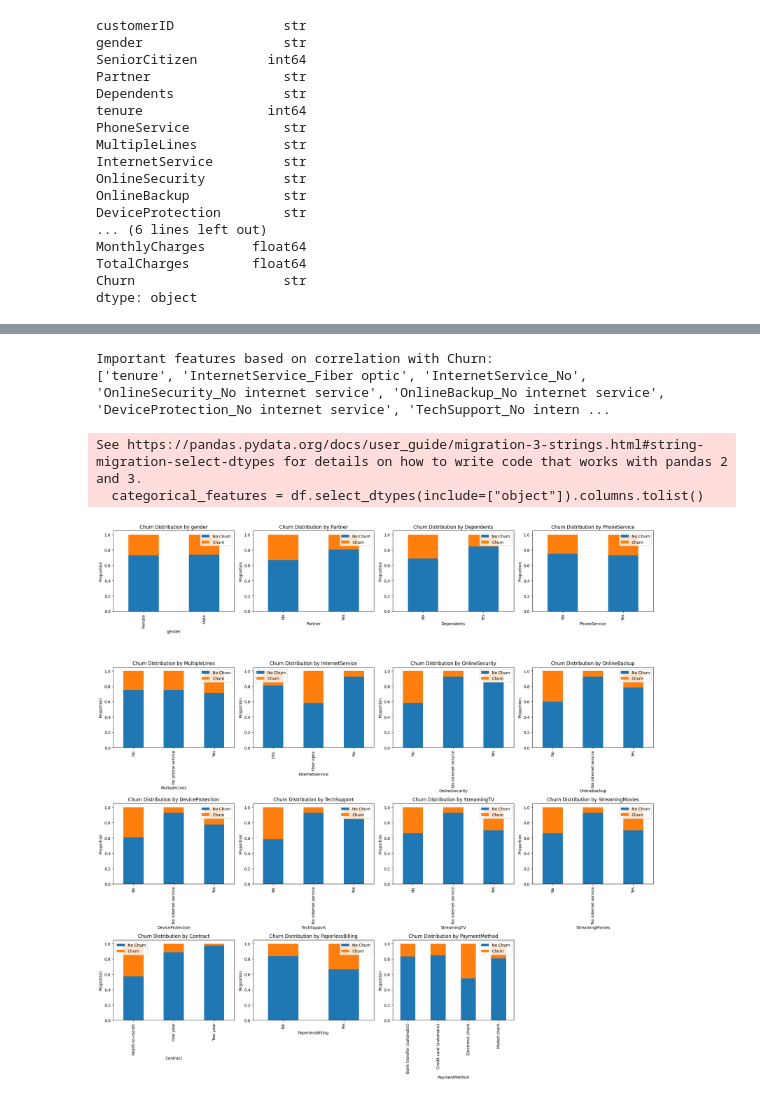
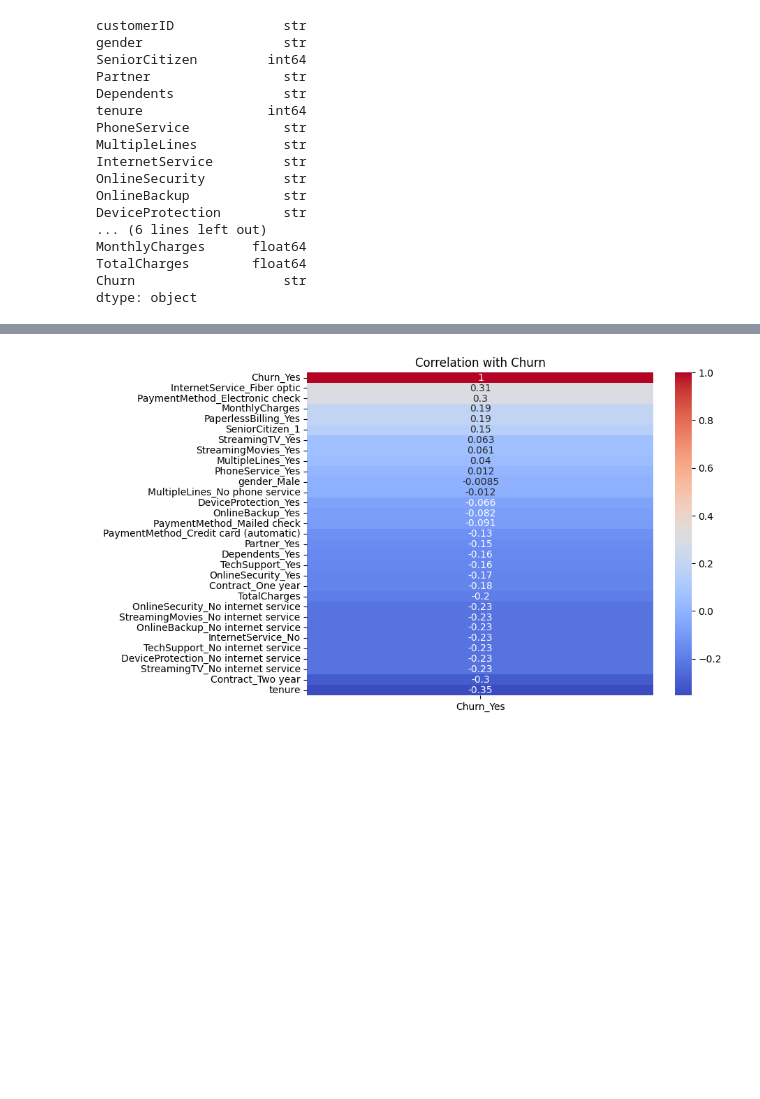
Before and after one commit to Aicha-Laribia/Telecom-Churn-Prediction, a Jupyter notebook: src/notebook.ipynb, the cells around one changed output, grey strips where cells are left out. Saved outputs shown, nothing was run; the diff lists cells and outputs as text; code cells hidden in the pictures; blank space fills up the shorter version.

```diff
--- a/src/notebook.ipynb
+++ b/src/notebook.ipynb
@@ -138,52 +141,8 @@ plt.show()
-# %%
-# list of features with abs(correlation) greater than 0.3 with Churn
-correlation_threshold = 0.2
-correlation_with_churn = df_encoded.corr()['Churn_Yes'].abs()
-important_features = correlation_with_churn[correlation_with_churn > correlation_threshold].index.tolist()
-print("Important features based on correlation with Churn:")
-print(important_features)
-# %% [output]
-Important features based on correlation with Churn:
-['tenure', 'InternetService_Fiber optic', 'InternetService_No', 'OnlineSecurity_No internet service', 'OnlineBackup_No internet service', 'DeviceProtection_No internet service', 'TechSupport_No intern ...
-# %%
-categorical_features = df.select_dtypes(include=["object"]).columns.tolist()
-categorical_features.remove("Churn")
-
-numerical_features = df.select_dtypes(include=["int64","float64"]).columns.tolist()
-
-# churn probability by categorical features all in one figure
-ncols = 4
-nrows = (len(categorical_features) + ncols - 1) // ncols  # Ceiling division
-
-fig, axes = plt.subplots(nrows, ncols, figsize=(20, 5 * nrows))
-
-axes = axes.flatten()  # Flatten to 1D array for easy indexing
-
-for i, feature in enumerate(categorical_features):
-    churn_rate = pd.crosstab(
-        df[feature],
-        df["Churn"],
-        normalize="index"
-    )
-
-    churn_rate.plot(
-        kind="bar",
-        stacked=True,
-        ax=axes[i]
-    )
-
-    axes[i].set_title(f"Churn Distribution by {feature}")
-    axes[i].set_ylabel("Proportion")
-    axes[i].set_xlabel(feature)
-    axes[i].legend(["No Churn", "Churn"])
-
-# Hide any unused subplots
-for j in range(i + 1, len(axes)):
-    axes[j].set_visible(False)
-
-plt.tight_layout()
-plt.show()
-# %% [output]
-See https://pandas.pydata.org/docs/user_guide/migration-3-strings.html#string-migration-select-dtypes for details on how to write code that works with pandas 2 and 3.
-  categorical_features = df.select_dtypes(include=["object"]).columns.tolist()
-[figure, removed]
+# %%
+# correlation matrix for numeric features and churn_Yes
+plt.figure(figsize=(8,6))
+sns.heatmap(df_encoded.corr()[['Churn_Yes']].sort_values(by='Churn_Yes', ascending=False), annot=True, cmap='coolwarm')
+plt.title('Correlation with Churn')
+plt.show()
+# %% [output]
+[figure, added]
```
Also changed, not shown: parts of 16 cells of this notebook.
